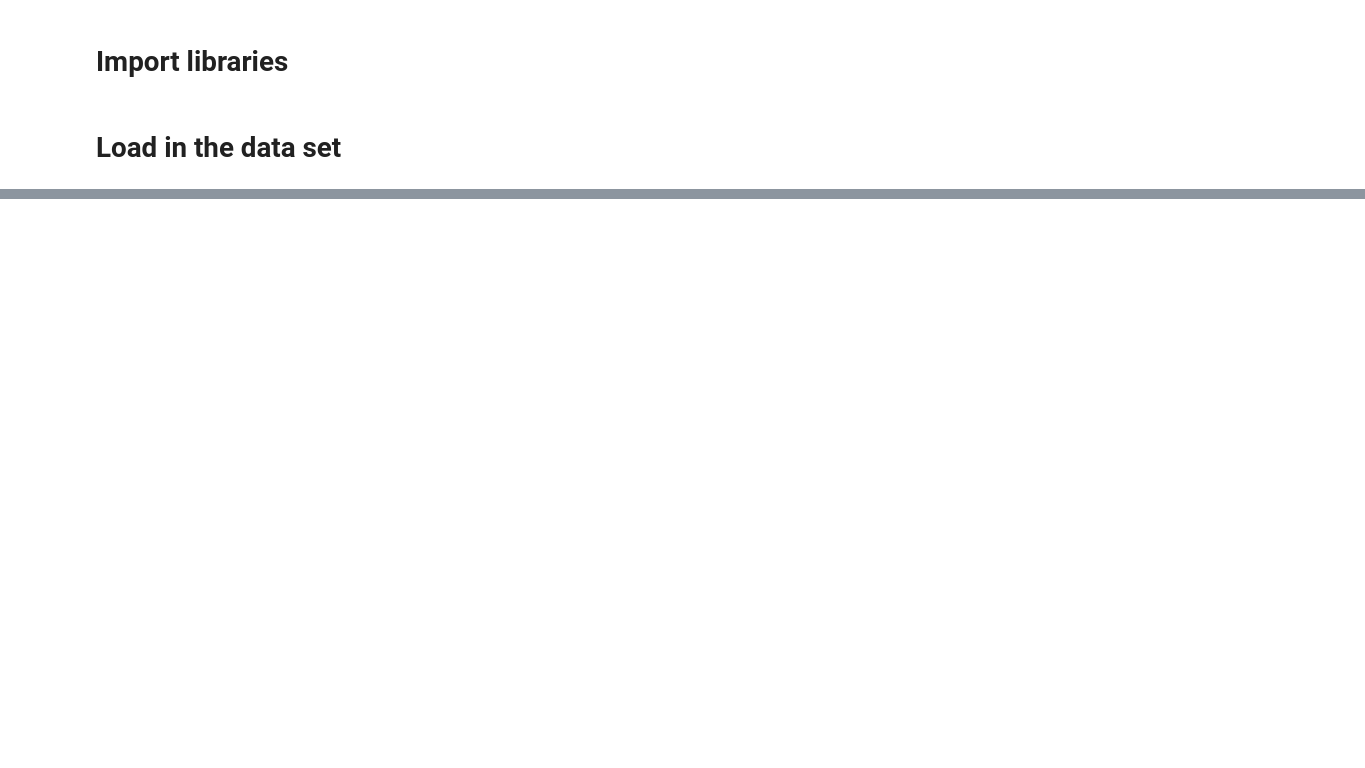
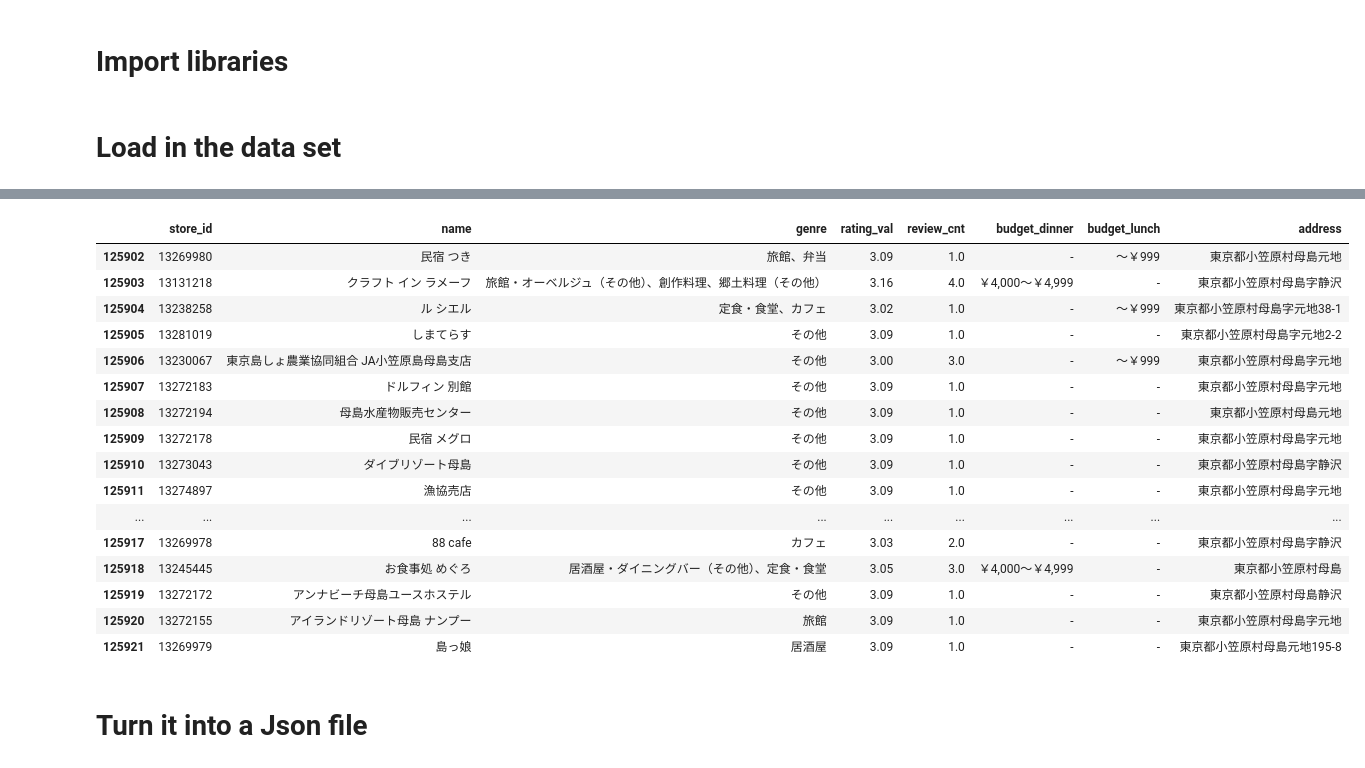
Before and after one commit to Jack-Merrett/food-pandora, a Jupyter notebook: data_clean/surprize_knn_recommender.ipynb, the cells around one changed output, grey strips where cells are left out. Drawn from its saved outputs; the diff is of its cells as text; code cells hidden in the pictures; blank space fills up the shorter version.

```diff
--- a/data_clean/surprize_knn_recommender.ipynb
+++ b/data_clean/surprize_knn_recommender.ipynb
@@ -73,0 +113,22 @@ for recommendation in top_n[:5]:
+# %%
+data_clean.tail(20)
+# %% [output]
+|  | store_id | name | genre | rating_val | review_cnt | budget_dinner | budget_lunch | address |
+| 125902 | 13269980 | 民宿 つき | 旅館、弁当 | 3.09 | 1.0 | - | ～￥999 | 東京都小笠原村母島元地 |
+| 125903 | 13131218 | クラフト イン ラメーフ | 旅館・オーベルジュ（その他）、創作料理、郷土料理（その他） | 3.16 | 4.0 | ￥4,000～￥4,999 | - | 東京都小笠原村母島字静沢 |
+| 125904 | 13238258 | ル シエル | 定食・食堂、カフェ | 3.02 | 1.0 | - | ～￥999 | 東京都小笠原村母島字元地38-1 |
+| 125905 | 13281019 | しまてらす | その他 | 3.09 | 1.0 | - | - | 東京都小笠原村母島字元地2-2 |
+| 125906 | 13230067 | 東京島しょ農業協同組合 JA小笠原島母島支店 | その他 | 3.00 | 3.0 | - | ～￥999 | 東京都小笠原村母島字元地 |
+| 125907 | 13272183 | ドルフィン 別館 | その他 | 3.09 | 1.0 | - | - | 東京都小笠原村母島字元地 |
+| 125908 | 13272194 | 母島水産物販売センター | その他 | 3.09 | 1.0 | - | - | 東京都小笠原村母島元地 |
+| 125909 | 13272178 | 民宿 メグロ | その他 | 3.09 | 1.0 | - | - | 東京都小笠原村母島字元地 |
+| 125910 | 13273043 | ダイブリゾート母島 | その他 | 3.09 | 1.0 | - | - | 東京都小笠原村母島字静沢 |
+| 125911 | 13274897 | 漁協売店 | その他 | 3.09 | 1.0 | - | - | 東京都小笠原村母島字元地 |
+| ... | ... | ... | ... | ... | ... | ... | ... | ... |
+| 125917 | 13269978 | 88 cafe | カフェ | 3.03 | 2.0 | - | - | 東京都小笠原村母島字静沢 |
+| 125918 | 13245445 | お食事処 めぐろ | 居酒屋・ダイニングバー（その他）、定食・食堂 | 3.05 | 3.0 | ￥4,000～￥4,999 | - | 東京都小笠原村母島 |
+| 125919 | 13272172 | アンナビーチ母島ユースホステル | その他 | 3.09 | 1.0 | - | - | 東京都小笠原村母島静沢 |
+| 125920 | 13272155 | アイランドリゾート母島 ナンプー | 旅館 | 3.09 | 1.0 | - | - | 東京都小笠原村母島字元地 |
+| 125921 | 13269979 | 島っ娘 | 居酒屋 | 3.09 | 1.0 | - | - | 東京都小笠原村母島元地195-8 |
+# %% [markdown]
+# Turn it into a Json file
```
Also changed, not shown: parts of 30 cells of this notebook.
